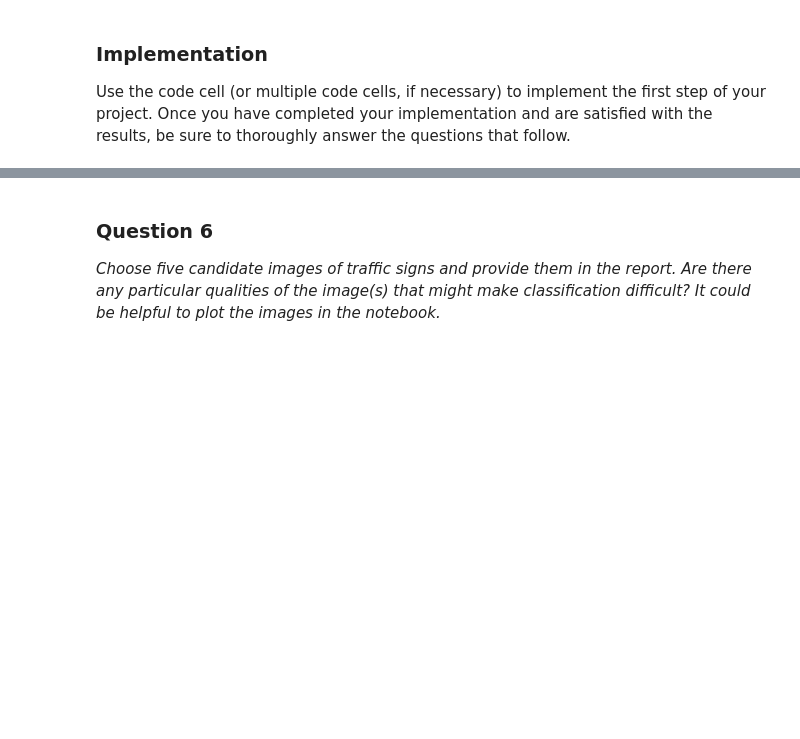
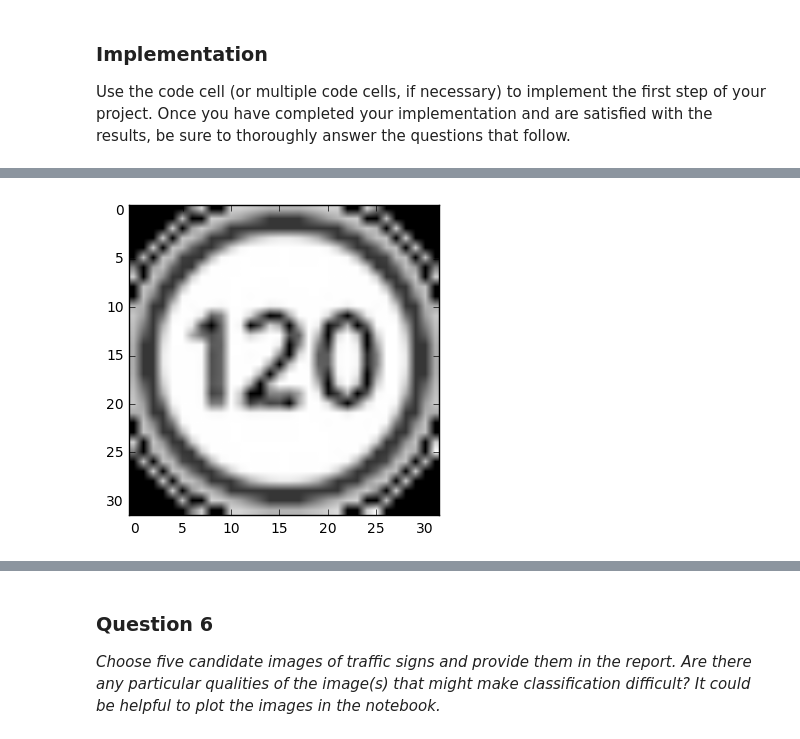
Before and after one commit to njia95/traffic-signs, a Jupyter notebook: Traffic_Sign_Classifier.ipynb, the cells around one changed output, grey strips where cells are left out. Saved outputs shown, nothing was run; the diff lists cells and outputs as text; code cells hidden in the pictures; blank space fills up the shorter version.

```diff
--- a/Traffic_Sign_Classifier.ipynb
+++ b/Traffic_Sign_Classifier.ipynb
@@ -334,0 +381,5 @@ plt.show()
+# %%
+plt.imshow(my_images[3], cmap='gray')
+plt.show()
+# %% [output]
+[figure, added]
```
Also changed, not shown: parts of 25 cells of this notebook.
